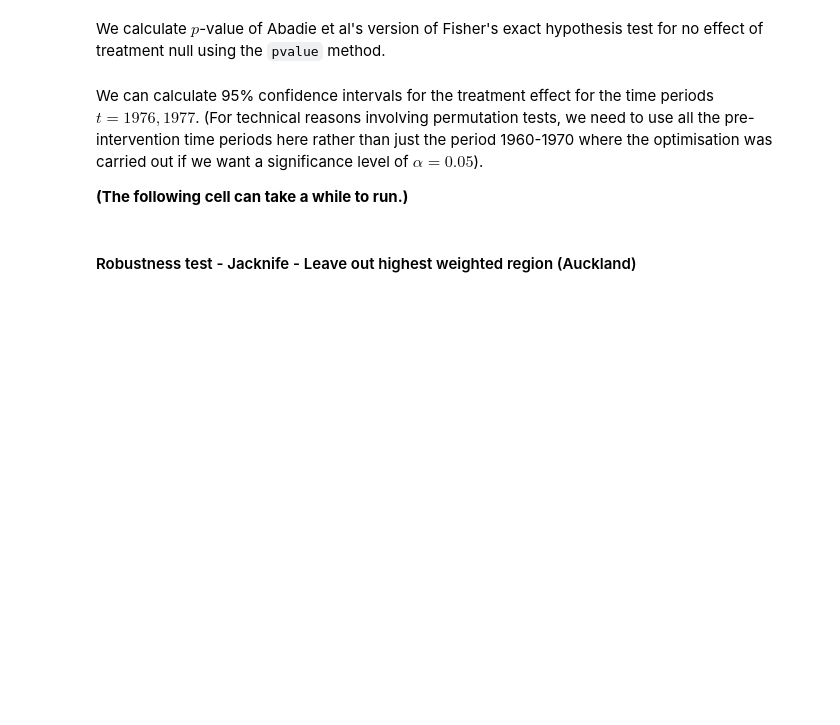
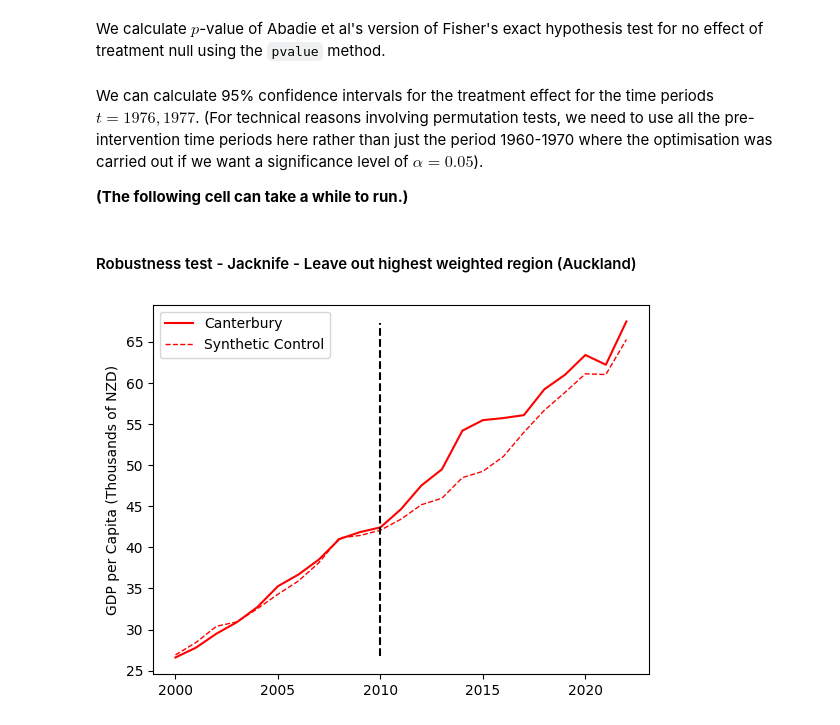
Before and after one commit to diodz/dpl-earthquakes, a Jupyter notebook: notebooks/Canterbury SCM.ipynb, the cells around one changed output. Cells and saved outputs as stored; diff of their text form; code cells hidden in the pictures; blank space fills up the shorter version.

Commit message:
Added NZ jacknife

```diff
--- a/notebooks/Canterbury SCM.ipynb
+++ b/notebooks/Canterbury SCM.ipynb
@@ -244,7 +244,6 @@ synth.confidence_interval(
 # %% [markdown]
 #### Robustness test - Jacknife - Leave out highest weighted region (Auckland)
 # %%
-
 import importlib
 import util
 importlib.reload(util)
@@ -258,32 +257,33 @@ dataprep = Dataprep(
     time_predictors_prior=range(2005, 2009),
     special_predictors=[
         ("GDP per capita", range(2005, 2009), "mean"),
         ("Tertiary Share", range(2008, 2009), "mean")
     ],
     dependent="GDP per capita",
     unit_variable="Region",
     time_variable="Year",
     treatment_identifier="Canterbury",
     controls_identifier=[
     #"Auckland",
     "Bay of Plenty",
     "Gisborne",
     "Hawke's Bay",
     "Manawatu-Whanganui",
     "Marlborough",
     "Northland",
     "Otago",
     "Southland",
     "Taranaki",
     "Tasman/Nelson",
     "Waikato",
     "Wellington",
     "West Coast"
 ],
     time_optimize_ssr=range(2000, 2009),
 )
 
 synth_jacknife = Synth()
 synth_jacknife.fit(dataprep=dataprep, optim_method="Nelder-Mead", optim_initial="equal")
-nz_res = util.synth_plot_nz(synth_jacknife, time_period=range(2000, 2023), treatment_time=2010, filename='chile_jacknife.png')
-cl_res = util.synth_plot_chile(synth_jacknife, time_period=range(2000, 2023), treatment_time=2010, filename='chile_jacknife.png')
+nz_res = util.synth_plot_nz(synth_jacknife, time_period=range(2000, 2023), treatment_time=2010, filename='nz_jacknife.png')
+# %% [output]
+[figure, added]
```
Also changed, not shown: parts of 1 cell of this notebook, 1 other file.
